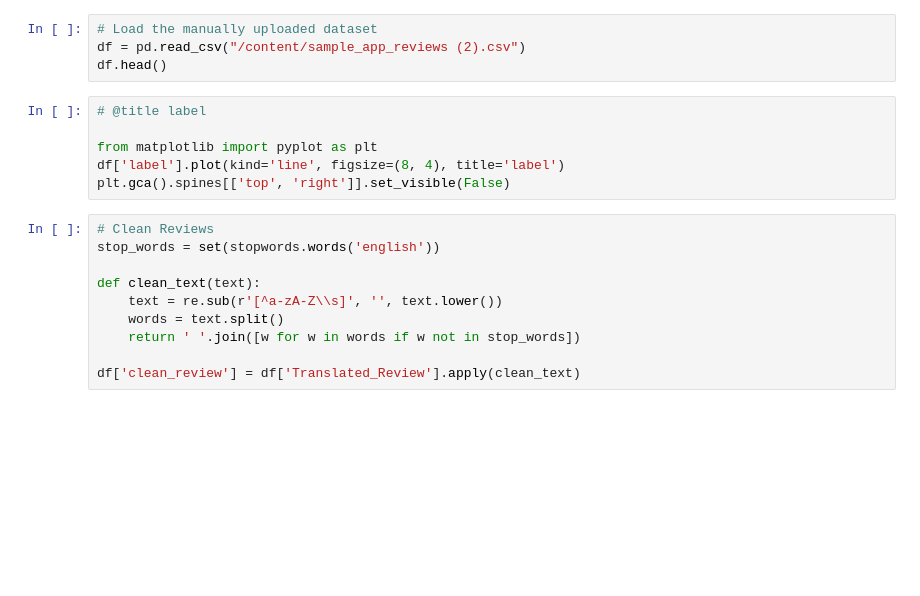
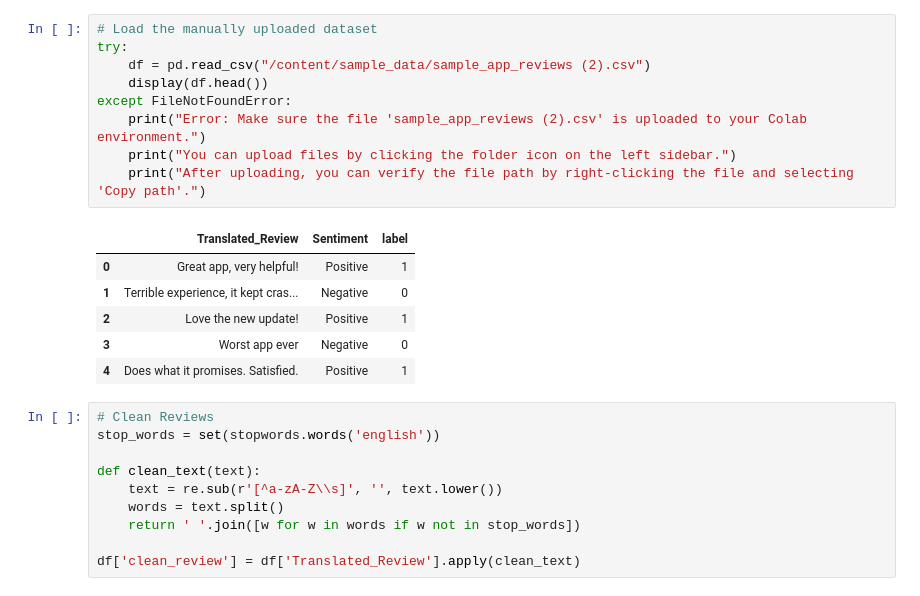
Before and after one commit to varshi/Data-Projects, a Jupyter notebook: Sentiment Analysis using NLP/sentiment_analysis.ipynb, the cells around one changed output. Drawn from its saved outputs; the diff is of its cells as text; blank space fills up the shorter version.

```diff
--- a/Sentiment Analysis using NLP/sentiment_analysis.ipynb
+++ b/Sentiment Analysis using NLP/sentiment_analysis.ipynb
@@ -20,13 +23,19 @@ from nltk.corpus import stopwords
-# %%
-# Load the manually uploaded dataset
-df = pd.read_csv("/content/sample_app_reviews (2).csv")
-df.head()
-# %%
-# @title label
-
-from matplotlib import pyplot as plt
-df['label'].plot(kind='line', figsize=(8, 4), title='label')
-plt.gca().spines[['top', 'right']].set_visible(False)
+# %%
+# Load the manually uploaded dataset
+try:
+    df = pd.read_csv("/content/sample_data/sample_app_reviews (2).csv")
+    display(df.head())
+except FileNotFoundError:
+    print("Error: Make sure the file 'sample_app_reviews (2).csv' is uploaded to your Colab environment.")
+    print("You can upload files by clicking the folder icon on the left sidebar.")
+    print("After uploading, you can verify the file path by right-clicking the file and selecting 'Copy path'.")
+# %% [output]
+|  | Translated_Review | Sentiment | label |
+| 0 | Great app, very helpful! | Positive | 1 |
+| 1 | Terrible experience, it kept cras... | Negative | 0 |
+| 2 | Love the new update! | Positive | 1 |
+| 3 | Worst app ever | Negative | 0 |
+| 4 | Does what it promises. Satisfied. | Positive | 1 |
 # %%
 # Clean Reviews
 stop_words = set(stopwords.words('english'))
```
Also changed, not shown: parts of 6 cells of this notebook.
